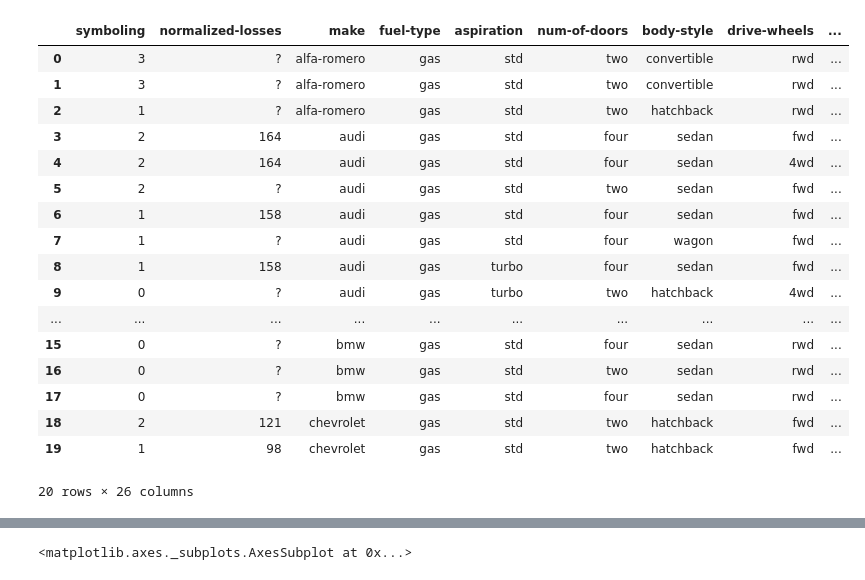
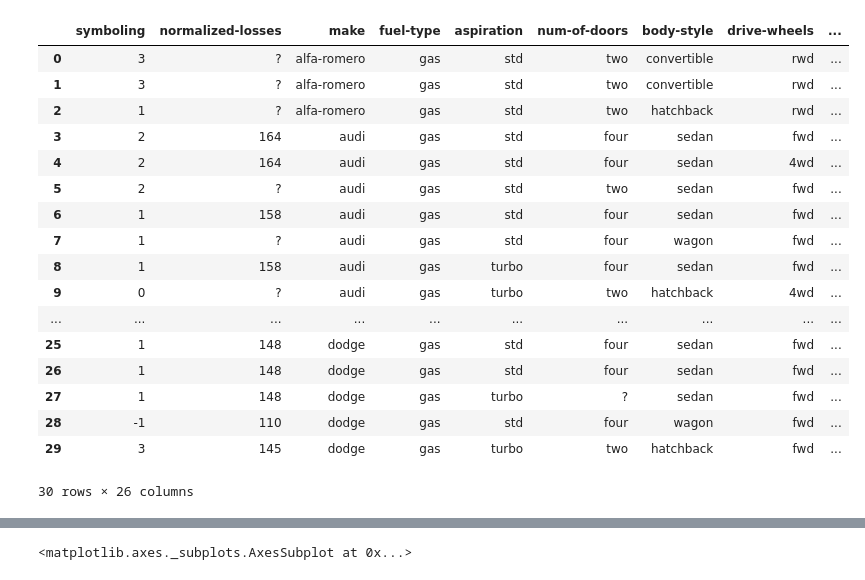
Before and after one commit to LavleethCV/Projects, a Jupyter notebook: Car_Price.ipynb, the cells around one changed output, grey strips where cells are left out. Saved outputs shown, nothing was run; the diff lists cells and outputs as text; code cells hidden in the pictures.

```diff
--- a/Car_Price.ipynb
+++ b/Car_Price.ipynb
@@ -3,26 +3,26 @@ import pandas as pd
 # %%
 data = pd.read_csv('/content/cars_price.csv')
 # %%
-data.head(20)
+data.head(30)
 # %% [output]
 |  | symboling | normalized-losses | make | fuel-type | aspiration | num-of-doors | body-style | drive-wheels | ... |
 | 0 | 3 | ? | alfa-romero | gas | std | two | convertible | rwd | ... |
 | 1 | 3 | ? | alfa-romero | gas | std | two | convertible | rwd | ... |
 | 2 | 1 | ? | alfa-romero | gas | std | two | hatchback | rwd | ... |
 | 3 | 2 | 164 | audi | gas | std | four | sedan | fwd | ... |
 | 4 | 2 | 164 | audi | gas | std | four | sedan | 4wd | ... |
 | 5 | 2 | ? | audi | gas | std | two | sedan | fwd | ... |
 | 6 | 1 | 158 | audi | gas | std | four | sedan | fwd | ... |
 | 7 | 1 | ? | audi | gas | std | four | wagon | fwd | ... |
 | 8 | 1 | 158 | audi | gas | turbo | four | sedan | fwd | ... |
 | 9 | 0 | ? | audi | gas | turbo | two | hatchback | 4wd | ... |
 | ... | ... | ... | ... | ... | ... | ... | ... | ... | ... |
-| 15 | 0 | ? | bmw | gas | std | four | sedan | rwd | ... |
-| 16 | 0 | ? | bmw | gas | std | two | sedan | rwd | ... |
-| 17 | 0 | ? | bmw | gas | std | four | sedan | rwd | ... |
-| 18 | 2 | 121 | chevrolet | gas | std | two | hatchback | fwd | ... |
-| 19 | 1 | 98 | chevrolet | gas | std | two | hatchback | fwd | ... |
+| 25 | 1 | 148 | dodge | gas | std | four | sedan | fwd | ... |
+| 26 | 1 | 148 | dodge | gas | std | four | sedan | fwd | ... |
+| 27 | 1 | 148 | dodge | gas | turbo | ? | sedan | fwd | ... |
+| 28 | -1 | 110 | dodge | gas | std | four | wagon | fwd | ... |
+| 29 | 3 | 145 | dodge | gas | turbo | two | hatchback | fwd | ... |
-20 rows × 26 columns
+30 rows × 26 columns
 # %%
 data.isnull().sum()
 # %% [output]
```
Also changed, not shown: parts of 103 cells of this notebook, 1 other file.
